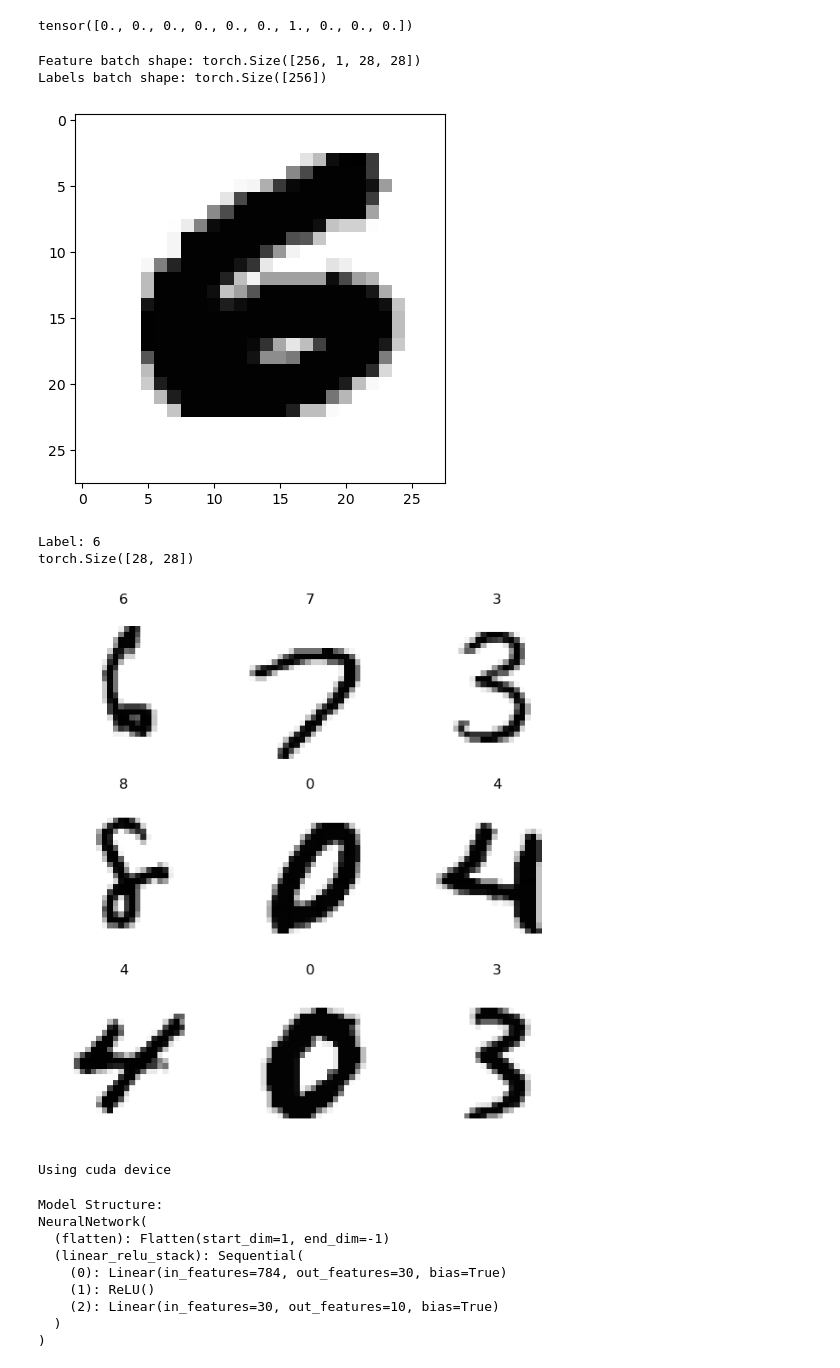
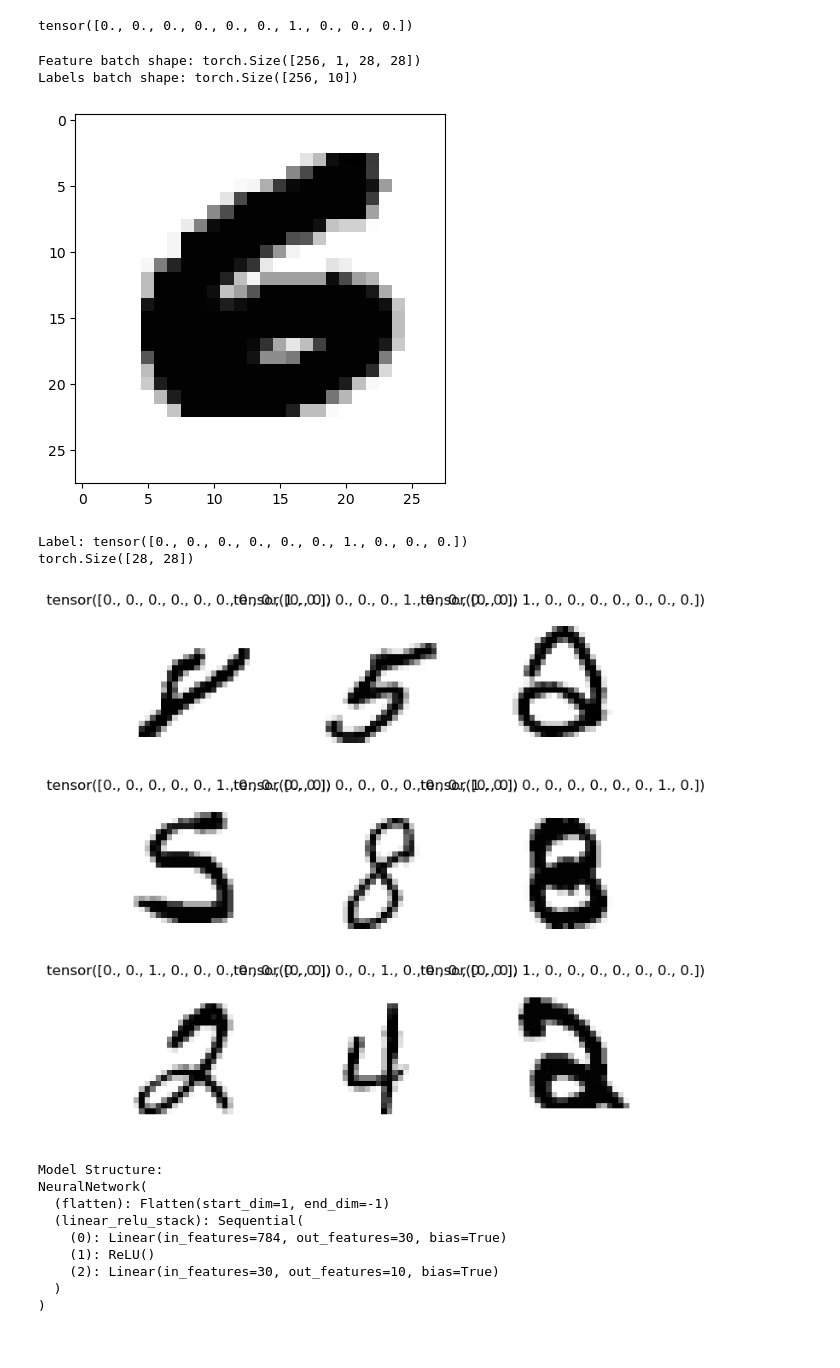
Before and after one commit to Daynil/course22, a Jupyter notebook: 04-experiments.ipynb, the cells around one changed output. Cells and saved outputs as stored; diff of their text form; code cells hidden in the pictures.

```diff
--- a/04-experiments.ipynb
+++ b/04-experiments.ipynb
@@ -1448,7 +1455,7 @@ class MNISTImageDataset(Dataset):
         file_name = self.img_labels.iloc[idx, 0]
         label = self.img_labels.iloc[idx, 1]
         img_path = self.img_dir.joinpath(str(label)).joinpath(str(file_name))
-        image = read_image(str(img_path)).float() / 255
+        image = read_image(str(img_path)).float().to(device=device) / 255
         if self.transform:
             image = self.transform(image)
         if self.target_transform:
@@ -1456,6 +1463,7 @@ class MNISTImageDataset(Dataset):
         return image, label
 # %%
 import torchvision
+import math
 
 num_labels = 10 # 0 through 9 are the labels
 
@@ -1463,7 +1471,7 @@ mnist_dataset = MNISTImageDataset(
     annotations_file=Path(r"C:\Users\Danny\ml_datasets\mnist\train\train.txt"),
         img_dir=Path(r"C:\Users\Danny\ml_datasets\mnist\train"),
     # one-hot encode the label (so a 6 turns to tensor 0,0,0,0,0,0,1,0,0,0)
-    target_transform=Lambda(lambda y: torch.zeros(num_labels, dtype=torch.float).scatter_(dim=0, index=torch.tensor(y), value=1))
+    target_transform=torchvision.transforms.Lambda(lambda y: torch.zeros(num_labels, dtype=torch.float).scatter_(dim=0, index=torch.tensor(y), value=1))
 )
 # mnist_dataset.img_labels.iloc[2, 0]
 
@@ -1489,44 +1497,39 @@ import torch.utils.data
 
 train_loader = torch.utils.data.DataLoader(
     mnist_dataset_training,
-    batch_size=256
+    batch_size=64
 )
 valid_loader = torch.utils.data.DataLoader(
     mnist_dataset_validation,
-    batch_size=256
+    batch_size=64
 )
 # %%
 train_features, train_labels = next(iter(train_loader))
 print(f"Feature batch shape: {train_features.size()}")
 print(f"Labels batch shape: {train_labels.size()}")
 img = train_features[0].squeeze()
-plt.imshow(img, cmap='gray')
+plt.imshow(img.cpu(), cmap='gray')
 plt.show()
 label = train_labels[0]
 print(f"Label: {label}")
 print(train_features[0].squeeze().shape)
 # %% [output]
 Feature batch shape: torch.Size([256, 1, 28, 28])
-Labels batch shape: torch.Size([256])
+Labels batch shape: torch.Size([256, 10])
 [figure]
-Label: 6
+Label: tensor([0., 0., 0., 0., 0., 0., 1., 0., 0., 0.])
 torch.Size([28, 28])
 # %%
 figure = plt.figure(figsize=(8,8))
 cols, rows = 3, 3
 for i in range(1, cols * rows + 1):
     sample_idx = torch.randint(len(mnist_dataset_training), size=(1,)).item()
     img, label = mnist_dataset_training[sample_idx]
     figure.add_subplot(rows, cols, i)
     plt.title(label)
     plt.axis('off')
-    plt.imshow(img.squeeze(), cmap='gray')
+    plt.imshow(img.squeeze().cpu(), cmap='gray')
 plt.show()
 # %% [output]
-[figure, old version]
+[figure, new version]
-# %%
-device = 'cuda' if torch.cuda.is_available() else 'cpu'
-print(f'Using {device} device')
-# %% [output]
-Using cuda device
 # %%
```
Also changed, not shown: parts of 6 cells of this notebook, 14 other files.
